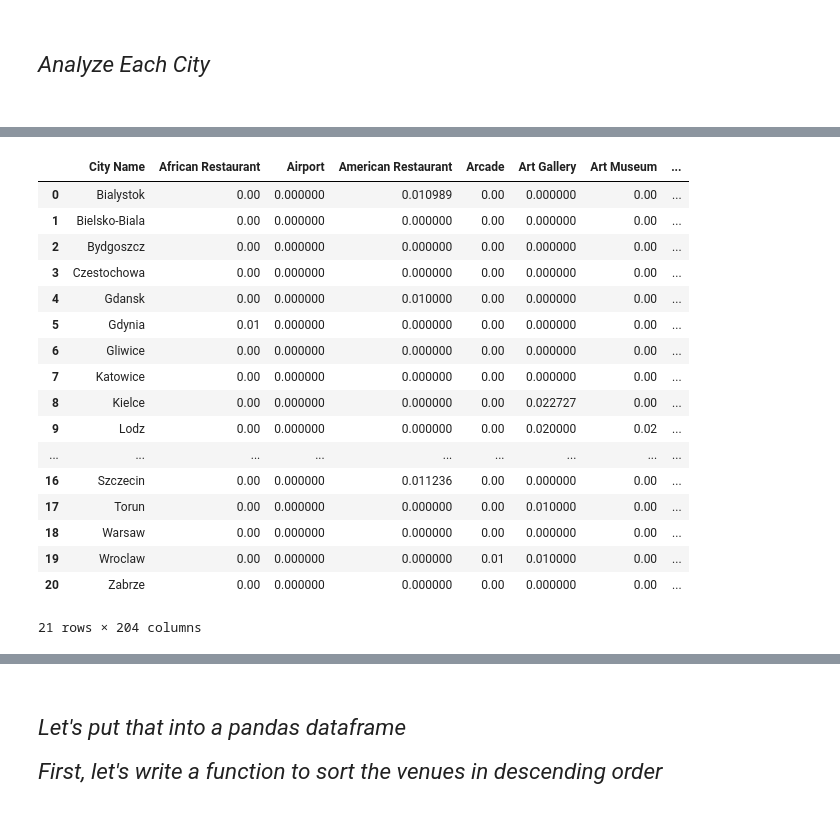
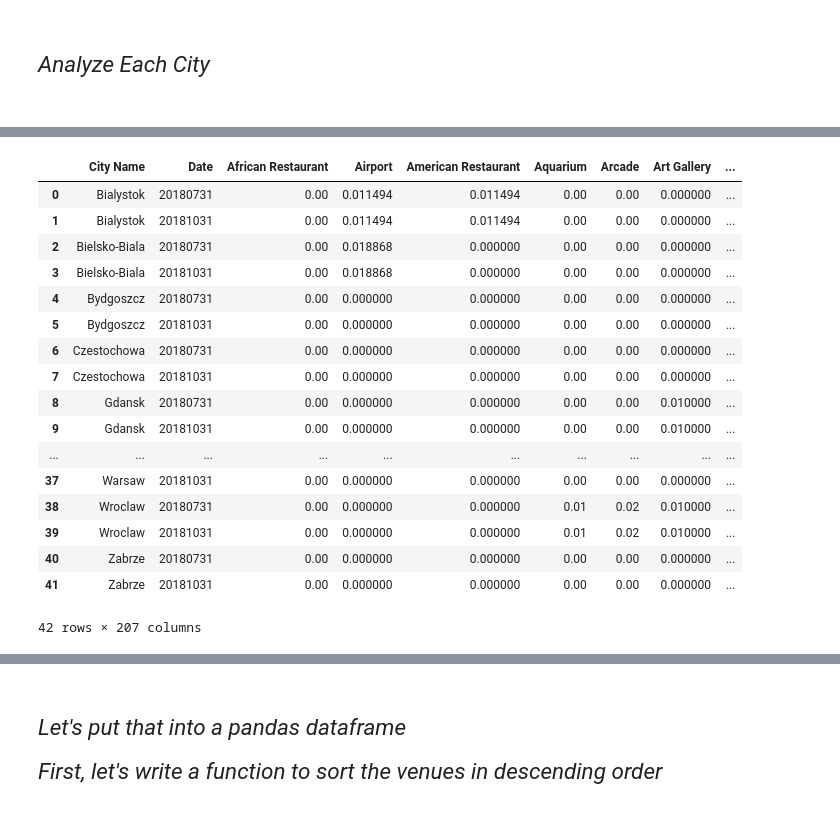
Before and after one commit to pmzubrzycki/Coursera_Capstone, a Jupyter notebook: Applied Data Science Capstone - Final Project.ipynb, the cells around one changed output, grey strips where cells are left out. Drawn from its saved outputs; the diff is of its cells as text; code cells hidden in the pictures.

```diff
--- a/Applied Data Science Capstone - Final Project.ipynb
+++ b/Applied Data Science Capstone - Final Project.ipynb
@@ -339,7 +339,7 @@ def getNearbyVenues(names, latitudes, longitudes, radius=5000):
 
     venues_list=[]
     for name, lat, lng in zip(names, latitudes, longitudes):
-        print(name)
+        #print(name)
 
         # create the API request URL
         url = 'https://api.foursquare.com/v2/venues/explore?&client_id={}&client_secret={}&v={}&ll={},{}&radius={}&limit={}'.format(
@@ -355,8 +355,8 @@ def getNearbyVenues(names, latitudes, longitudes, radius=5000):
         # make the GET request
         try:
             results = requests.get(url).json()["response"]["groups"][0]["items"]
-        except NameError:
-            print('Data for city {} not found in foursqare.com database'.format(name))
+        except:
+            print('Data for city {} & date {} not found in foursqare.com database'.format(name, VERSION))
 
         # return only relevant information for each nearby venue
         venues_list.append([(
@@ -366,7 +366,8 @@ def getNearbyVenues(names, latitudes, longitudes, radius=5000):
             v['venue']['name'],
             v['venue']['location']['lat'],
             v['venue']['location']['lng'],
-            v['venue']['categories'][0]['name']) for v in results])
+            v['venue']['categories'][0]['name'],
+            VERSION) for v in results])
 
     nearby_venues = pd.DataFrame([item for venue_list in venues_list for item in venue_list])
     nearby_venues.columns = ['City Name',
@@ -375,7 +376,8 @@ def getNearbyVenues(names, latitudes, longitudes, radius=5000):
                   'Venue',
                   'Venue Latitude',
                   'Venue Longitude',
-                  'Venue Category']
+                  'Venue Category',
+                  'Date']
 
     return(nearby_venues)
 # %% [markdown]
@@ -411,0 +391,21 @@ Bielsko-Biala
+# %%
+# creating PandDa dataframe which will store data from all dates
+column_names = ['City Name',
+                'City Latitude',
+                'City Longitude',
+                'Venue',
+                'Venue Latitude',
+                'Venue Longitude',
+                'Venue Category',
+                'Date']
+
+df_cities_for_analysis_venues = pd.DataFrame(columns = column_names)
+
+# Extracting data (most popular places) from different dates - to analyze trend in time
+for VERSION in dates:
+    df_cities_for_analysis_venues_per_date = getNearbyVenues(names=df_cities_for_analysis['city_ascii'],
+                                   latitudes=df_cities_for_analysis['lat'],
+                                   longitudes=df_cities_for_analysis['lng']
+                                  )
+    df_cities_for_analysis_venues = pd.concat([df_cities_for_analysis_venues, df_cities_for_analysis_venues_per_date])
+    print('VERSION: {} Shape: {}'.format(VERSION, df_cities_for_analysis_venues.shape))
@@ -427,0 +435,4 @@ df_cities_for_analysis_venues.head(10)
+# %%
+#df_cities_for_analysis_venues.append(df_cities_for_analysis_venues_per_date)
+df_cities_for_analysis_venues = pd.concat([df_cities_for_analysis_venues, df_cities_for_analysis_venues_per_date])
+df_cities_for_analysis_venues
@@ -481,9 +506,13 @@ df_cities_for_analysis_venues_onehot = pd.get_dummies(df_cities_for_analysis_ven
 # add 'city name' column back to dataframe
 df_cities_for_analysis_venues_onehot['City Name'] = df_cities_for_analysis_venues['City Name']
 
+# add 'Date' column back to dataframe
+df_cities_for_analysis_venues_onehot['Date'] = df_cities_for_analysis_venues['Date']
+
 # move 'city name' column to the first column
 fixed_columns = [df_cities_for_analysis_venues_onehot.columns[-1]] + list(df_cities_for_analysis_venues_onehot.columns[:-1])
 df_cities_for_analysis_venues_onehot = df_cities_for_analysis_venues_onehot[fixed_columns]
 
+print(df_cities_for_analysis_venues_onehot.shape)
 df_cities_for_analysis_venues_onehot.head()
 # %% [output]
@@ -503,27 +533,27 @@ df_cities_for_analysis_venues_onehot.head()
 </p>
 <br></br>
 # %%
-df_cities_for_analysis_venues_onehot_grouped = df_cities_for_analysis_venues_onehot.groupby('City Name').mean().reset_index()
+df_cities_for_analysis_venues_onehot_grouped = df_cities_for_analysis_venues_onehot.groupby(['City Name', 'Date']).mean().reset_index()
 df_cities_for_analysis_venues_onehot_grouped
 # %% [output]
-|  | City Name | African Restaurant | Airport | American Restaurant | Arcade | Art Gallery | Art Museum | ... |
-| 0 | Bialystok | 0.00 | 0.000000 | 0.010989 | 0.00 | 0.000000 | 0.00 | ... |
-| 1 | Bielsko-Biala | 0.00 | 0.000000 | 0.000000 | 0.00 | 0.000000 | 0.00 | ... |
-| 2 | Bydgoszcz | 0.00 | 0.000000 | 0.000000 | 0.00 | 0.000000 | 0.00 | ... |
-| 3 | Czestochowa | 0.00 | 0.000000 | 0.000000 | 0.00 | 0.000000 | 0.00 | ... |
-| 4 | Gdansk | 0.00 | 0.000000 | 0.010000 | 0.00 | 0.000000 | 0.00 | ... |
-| 5 | Gdynia | 0.01 | 0.000000 | 0.000000 | 0.00 | 0.000000 | 0.00 | ... |
-| 6 | Gliwice | 0.00 | 0.000000 | 0.000000 | 0.00 | 0.000000 | 0.00 | ... |
-| 7 | Katowice | 0.00 | 0.000000 | 0.000000 | 0.00 | 0.000000 | 0.00 | ... |
-| 8 | Kielce | 0.00 | 0.000000 | 0.000000 | 0.00 | 0.022727 | 0.00 | ... |
-| 9 | Lodz | 0.00 | 0.000000 | 0.000000 | 0.00 | 0.020000 | 0.02 | ... |
-| ... | ... | ... | ... | ... | ... | ... | ... | ... |
-| 16 | Szczecin | 0.00 | 0.000000 | 0.011236 | 0.00 | 0.000000 | 0.00 | ... |
-| 17 | Torun | 0.00 | 0.000000 | 0.000000 | 0.00 | 0.010000 | 0.00 | ... |
-| 18 | Warsaw | 0.00 | 0.000000 | 0.000000 | 0.00 | 0.000000 | 0.00 | ... |
-| 19 | Wroclaw | 0.00 | 0.000000 | 0.000000 | 0.01 | 0.010000 | 0.00 | ... |
-| 20 | Zabrze | 0.00 | 0.000000 | 0.000000 | 0.00 | 0.000000 | 0.00 | ... |
+|  | City Name | Date | African Restaurant | Airport | American Restaurant | Aquarium | Arcade | Art Gallery | ... |
+| 0 | Bialystok | 20180731 | 0.00 | 0.011494 | 0.011494 | 0.00 | 0.00 | 0.000000 | ... |
+| 1 | Bialystok | 20181031 | 0.00 | 0.011494 | 0.011494 | 0.00 | 0.00 | 0.000000 | ... |
+| 2 | Bielsko-Biala | 20180731 | 0.00 | 0.018868 | 0.000000 | 0.00 | 0.00 | 0.000000 | ... |
+| 3 | Bielsko-Biala | 20181031 | 0.00 | 0.018868 | 0.000000 | 0.00 | 0.00 | 0.000000 | ... |
+| 4 | Bydgoszcz | 20180731 | 0.00 | 0.000000 | 0.000000 | 0.00 | 0.00 | 0.000000 | ... |
+| 5 | Bydgoszcz | 20181031 | 0.00 | 0.000000 | 0.000000 | 0.00 | 0.00 | 0.000000 | ... |
+| 6 | Czestochowa | 20180731 | 0.00 | 0.000000 | 0.000000 | 0.00 | 0.00 | 0.000000 | ... |
+| 7 | Czestochowa | 20181031 | 0.00 | 0.000000 | 0.000000 | 0.00 | 0.00 | 0.000000 | ... |
+| 8 | Gdansk | 20180731 | 0.00 | 0.000000 | 0.000000 | 0.00 | 0.00 | 0.010000 | ... |
+| 9 | Gdansk | 20181031 | 0.00 | 0.000000 | 0.000000 | 0.00 | 0.00 | 0.010000 | ... |
+| ... | ... | ... | ... | ... | ... | ... | ... | ... | ... |
+| 37 | Warsaw | 20181031 | 0.00 | 0.000000 | 0.000000 | 0.00 | 0.00 | 0.000000 | ... |
+| 38 | Wroclaw | 20180731 | 0.00 | 0.000000 | 0.000000 | 0.01 | 0.02 | 0.010000 | ... |
+| 39 | Wroclaw | 20181031 | 0.00 | 0.000000 | 0.000000 | 0.01 | 0.02 | 0.010000 | ... |
+| 40 | Zabrze | 20180731 | 0.00 | 0.000000 | 0.000000 | 0.00 | 0.00 | 0.000000 | ... |
+| 41 | Zabrze | 20181031 | 0.00 | 0.000000 | 0.000000 | 0.00 | 0.00 | 0.000000 | ... |
-21 rows × 204 columns
+42 rows × 207 columns
 # %% [markdown]
 <br></br>
 <p style="font-family: Arial; font-size:1.5em; padding=0.1em color:black; text-align: justify">
```
Also changed, not shown: parts of 44 cells of this notebook.
